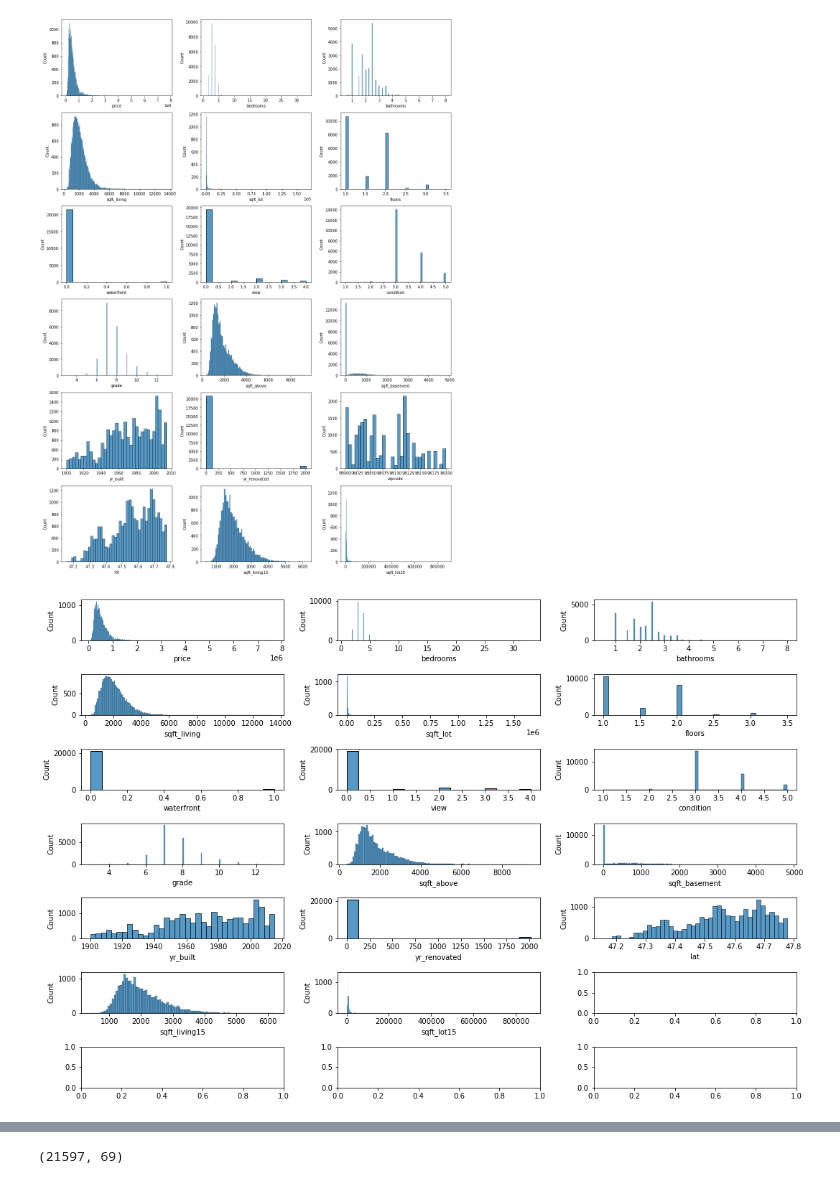
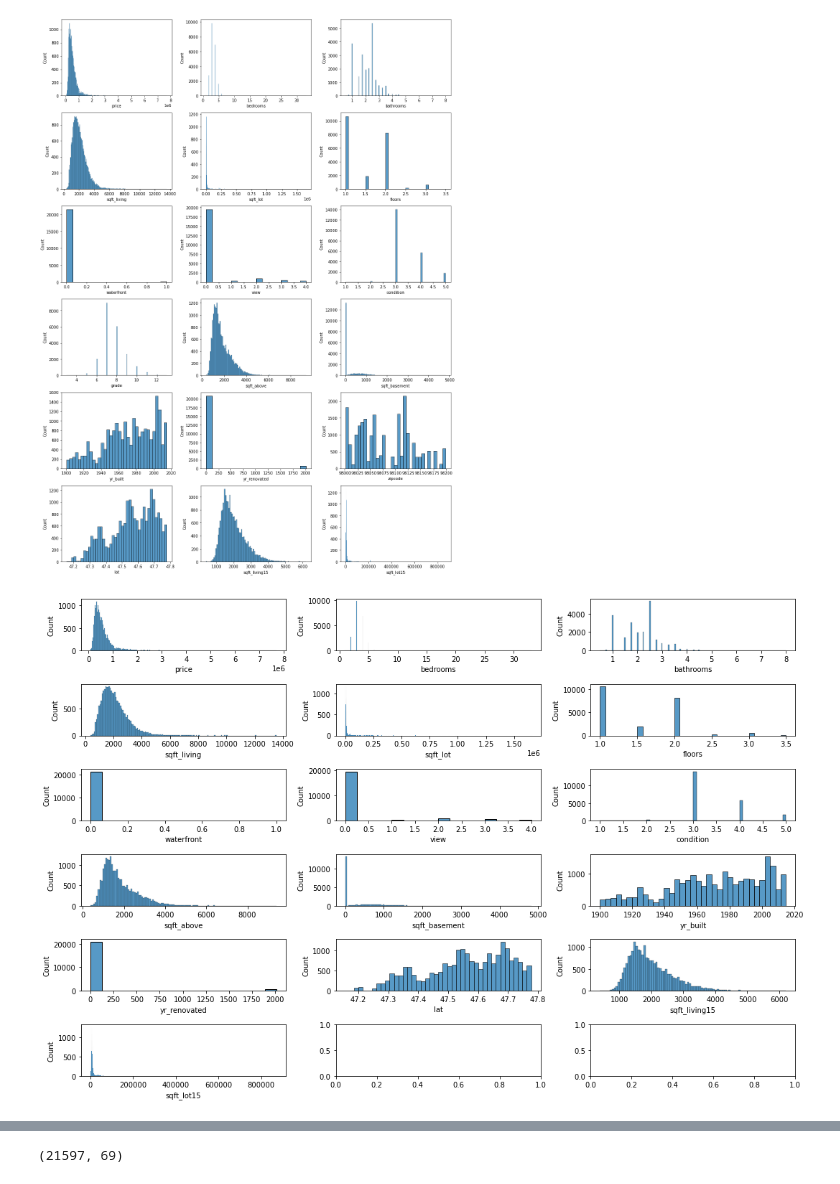
Before and after one commit to databyjp/dsc-phase-2-project, a Jupyter notebook: data/Untitled.ipynb, the cells around one changed output, grey strips where cells are left out. Drawn from its saved outputs; the diff is of its cells as text; code cells hidden in the pictures.

```diff
--- a/data/Untitled.ipynb
+++ b/data/Untitled.ipynb
@@ -202,36 +202,18 @@ fig.tight_layout()
 [figure]
 # %%
 #  Selecting non zero continous variables for log transformation. Plotting to make sure.
-# 'price',
-#  'bedrooms',
-#  'bathrooms',
-#  'sqft_living',
-#  'sqft_lot',
-#  'floors',
-#  'waterfront',
-#  'view',
-#  'condition',
-#  'grade',
-#  'sqft_above',
-#  'sqft_basement',
-#  'yr_built',
-#  'yr_renovated',
-#  'zipcode',
-#  'lat',
-#  'long',
-#  'sqft_living15',
-#  'sqft_lot15'
+
 nz_contivar = ['price','bedrooms','bathrooms','sqft_living', 'sqft_lot',
-               'floors','waterfront','view','condition','grade','sqft_above','sqft_basement','yr_built','yr_renovated',
+               'floors','waterfront','view','condition','sqft_above','sqft_basement','yr_built','yr_renovated',
                'lat','sqft_living15','sqft_lot15']
 df_conti = df[nz_contivar]
 
 fig, ax = plt.subplots(len(nz_contivar)//3 + int(np.ceil(len(nz_contivar) %3)), 3, figsize= (15,10))
 for i, c in enumerate (nz_contivar):
     sns.histplot(df_conti[c], ax=ax [i//3, i%3])
 fig.tight_layout()
 # %% [output]
-[figure, old version]
+[figure, new version]
 # %%
 #  perform log transformations
 
```
Also changed, not shown: parts of 29 cells of this notebook, 8 other files.
